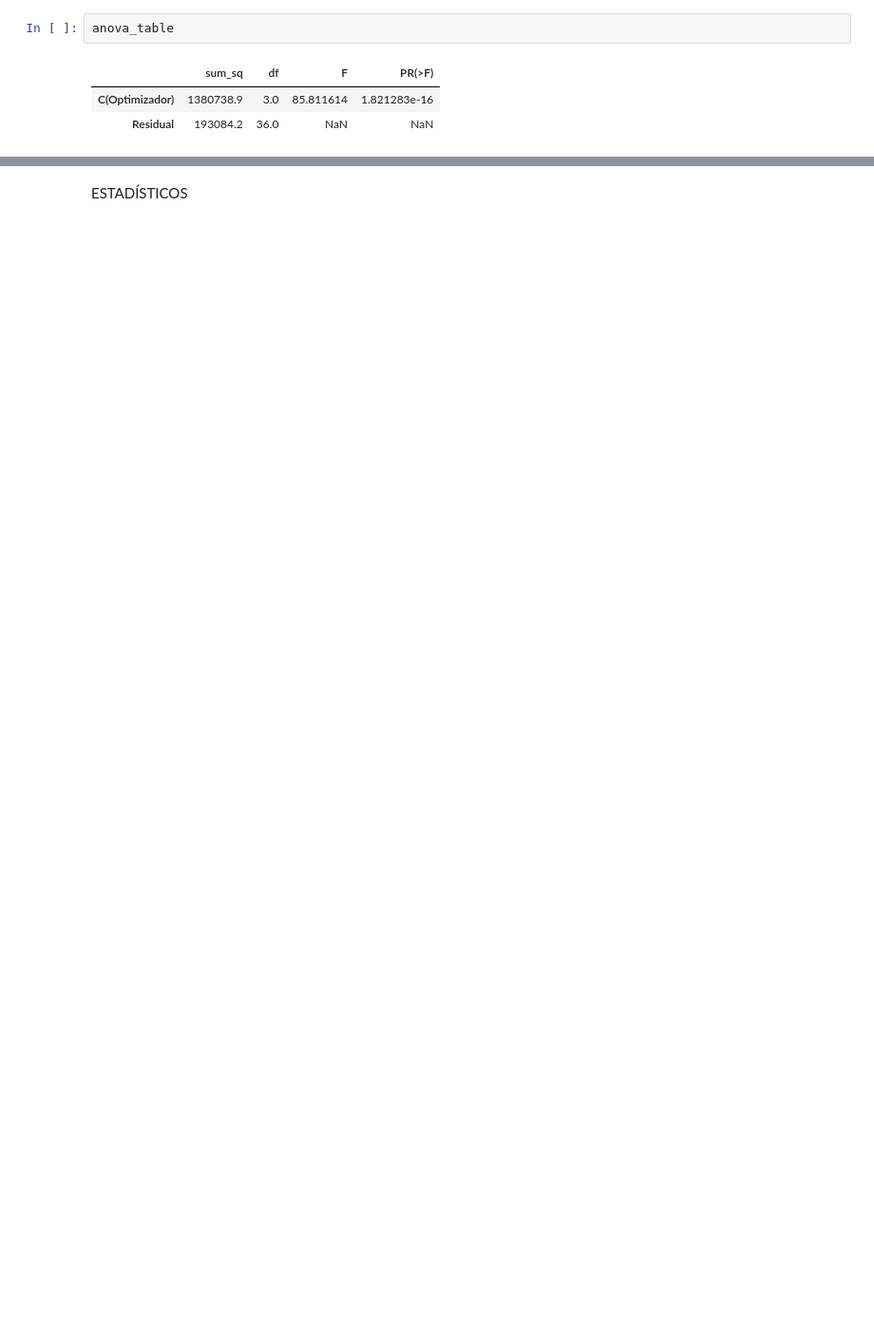
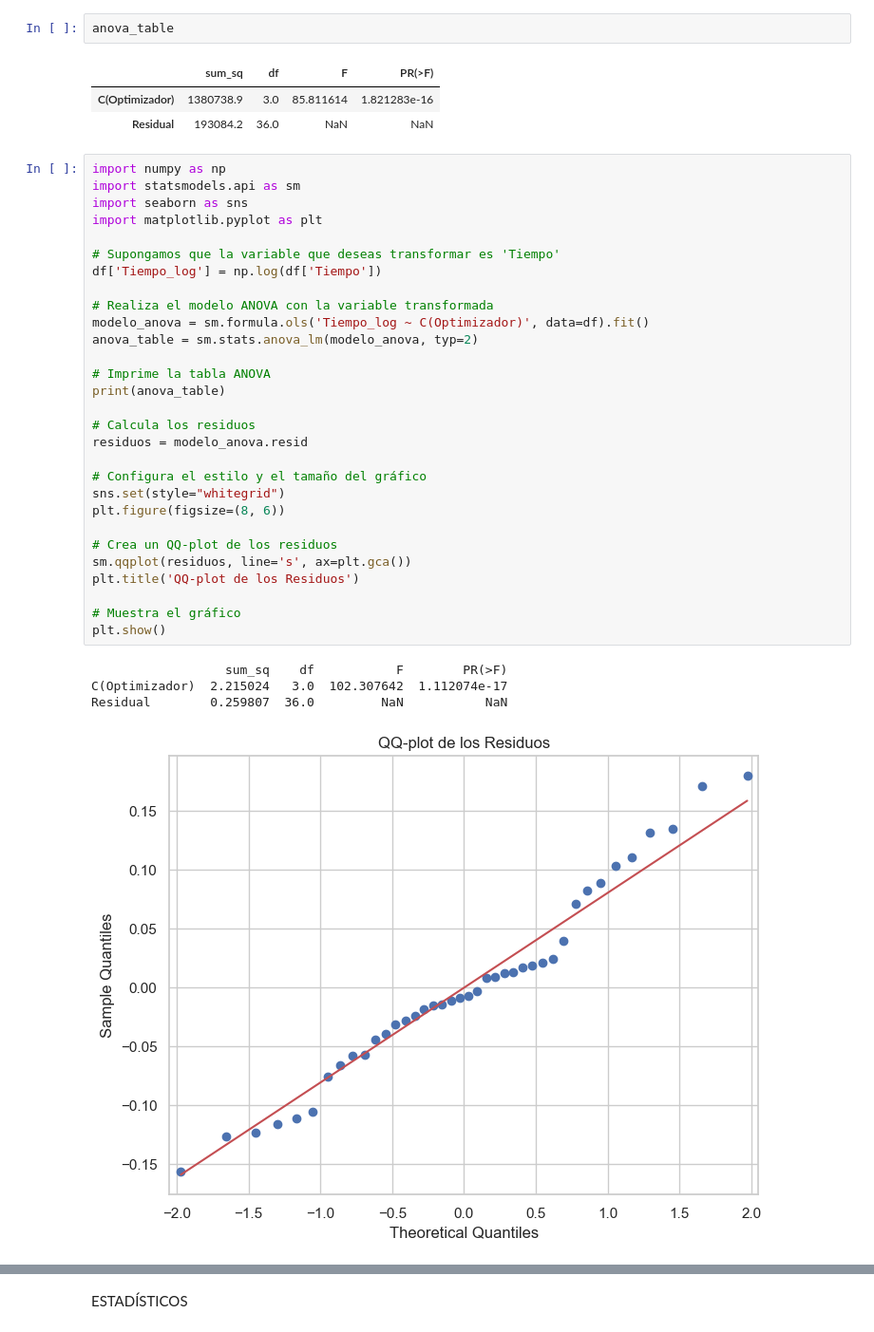
Before and after one commit to IgnacioGarciaLuengo/EIS_DEEP_PERFECT, a Jupyter notebook: Prac3/prac3.ipynb, the cells around one changed output, grey strips where cells are left out. Shown at 95% size. Cells and saved outputs as stored; diff of their text form; blank space fills up the shorter version.

```diff
--- a/Prac3/prac3.ipynb
+++ b/Prac3/prac3.ipynb
@@ -220,3 +260,37 @@ anova_table
 |  | sum_sq | df | F | PR(>F) |
 | C(Optimizador) | 1380738.9 | 3.0 | 85.811614 | 1.821283e-16 |
 | Residual | 193084.2 | 36.0 | NaN | NaN |
+# %%
+import numpy as np
+import statsmodels.api as sm
+import seaborn as sns
+import matplotlib.pyplot as plt
+
+# Supongamos que la variable que deseas transformar es 'Tiempo'
+df['Tiempo_log'] = np.log(df['Tiempo'])
+
+# Realiza el modelo ANOVA con la variable transformada
+modelo_anova = sm.formula.ols('Tiempo_log ~ C(Optimizador)', data=df).fit()
+anova_table = sm.stats.anova_lm(modelo_anova, typ=2)
+
+# Imprime la tabla ANOVA
+print(anova_table)
+
+# Calcula los residuos
+residuos = modelo_anova.resid
+
+# Configura el estilo y el tamaño del gráfico
+sns.set(style="whitegrid")
+plt.figure(figsize=(8, 6))
+
+# Crea un QQ-plot de los residuos
+sm.qqplot(residuos, line='s', ax=plt.gca())
+plt.title('QQ-plot de los Residuos')
+
+# Muestra el gráfico
+plt.show()
+# %% [output]
+                  sum_sq    df           F        PR(>F)
+C(Optimizador)  2.215024   3.0  102.307642  1.112074e-17
+Residual        0.259807  36.0         NaN           NaN
+[figure, added]
```
Also changed, not shown: parts of 12 cells of this notebook, 1 other file.
